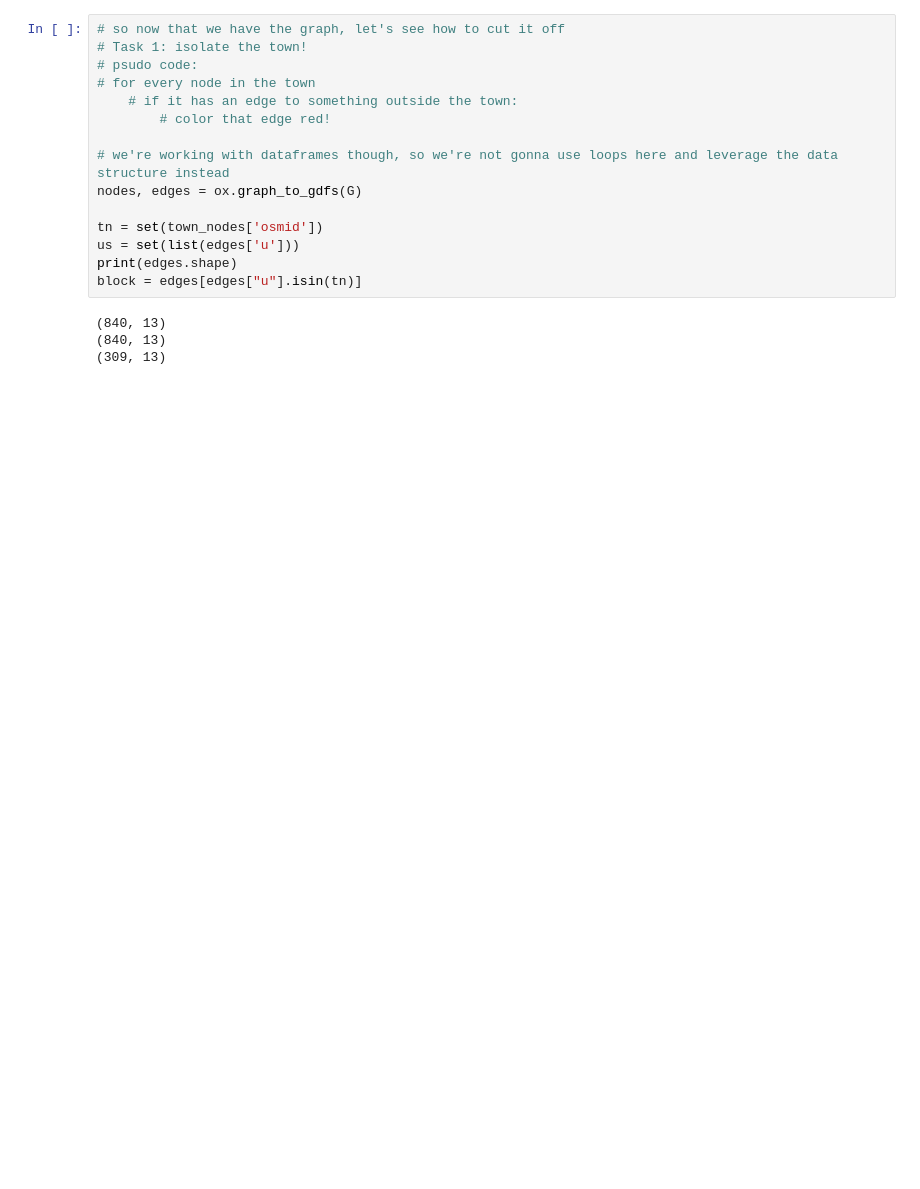
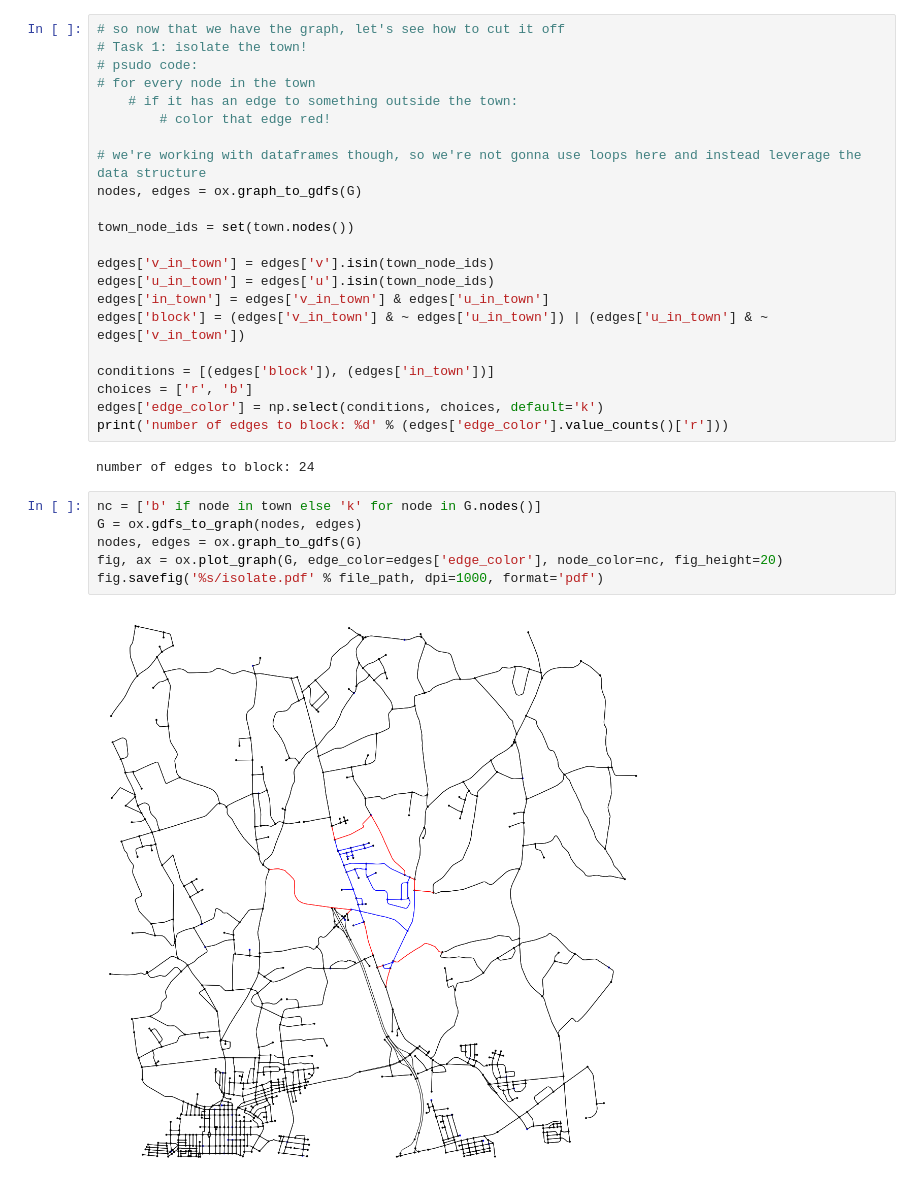
Before and after one commit to spring-epfl/pots, a Jupyter notebook: notebooks/maps.ipynb, the cells around one changed output. Drawn from its saved outputs; the diff is of its cells as text; blank space fills up the shorter version.

```diff
--- a/notebooks/maps.ipynb
+++ b/notebooks/maps.ipynb
@@ -42,14 +49,27 @@ ox.plot_graph(G, node_color=nc, edge_color=ec)
     # if it has an edge to something outside the town:
         # color that edge red!
 
-# we're working with dataframes though, so we're not gonna use loops here and leverage the data structure instead
+# we're working with dataframes though, so we're not gonna use loops here and instead leverage the data structure
 nodes, edges = ox.graph_to_gdfs(G)
 
-tn = set(town_nodes['osmid'])
-us = set(list(edges['u']))
-print(edges.shape)
-block = edges[edges["u"].isin(tn)]
+town_node_ids = set(town.nodes())
+
+edges['v_in_town'] = edges['v'].isin(town_node_ids)
+edges['u_in_town'] = edges['u'].isin(town_node_ids)
+edges['in_town'] = edges['v_in_town'] & edges['u_in_town']
+edges['block'] = (edges['v_in_town'] & ~ edges['u_in_town']) | (edges['u_in_town'] & ~ edges['v_in_town'])
+
+conditions = [(edges['block']), (edges['in_town'])]
+choices = ['r', 'b']
+edges['edge_color'] = np.select(conditions, choices, default='k')
+print('number of edges to block: %d' % (edges['edge_color'].value_counts()['r']))
 # %% [output]
-(840, 13)
-(840, 13)
-(309, 13)
+number of edges to block: 24
+# %%
+nc = ['b' if node in town else 'k' for node in G.nodes()]
+G = ox.gdfs_to_graph(nodes, edges)
+nodes, edges = ox.graph_to_gdfs(G)
+fig, ax = ox.plot_graph(G, edge_color=edges['edge_color'], node_color=nc, fig_height=20)
+fig.savefig('%s/isolate.pdf' % file_path, dpi=1000, format='pdf')
+# %% [output]
+[figure, added]
```
Also changed, not shown: parts of 4 cells of this notebook, 6 other files.
